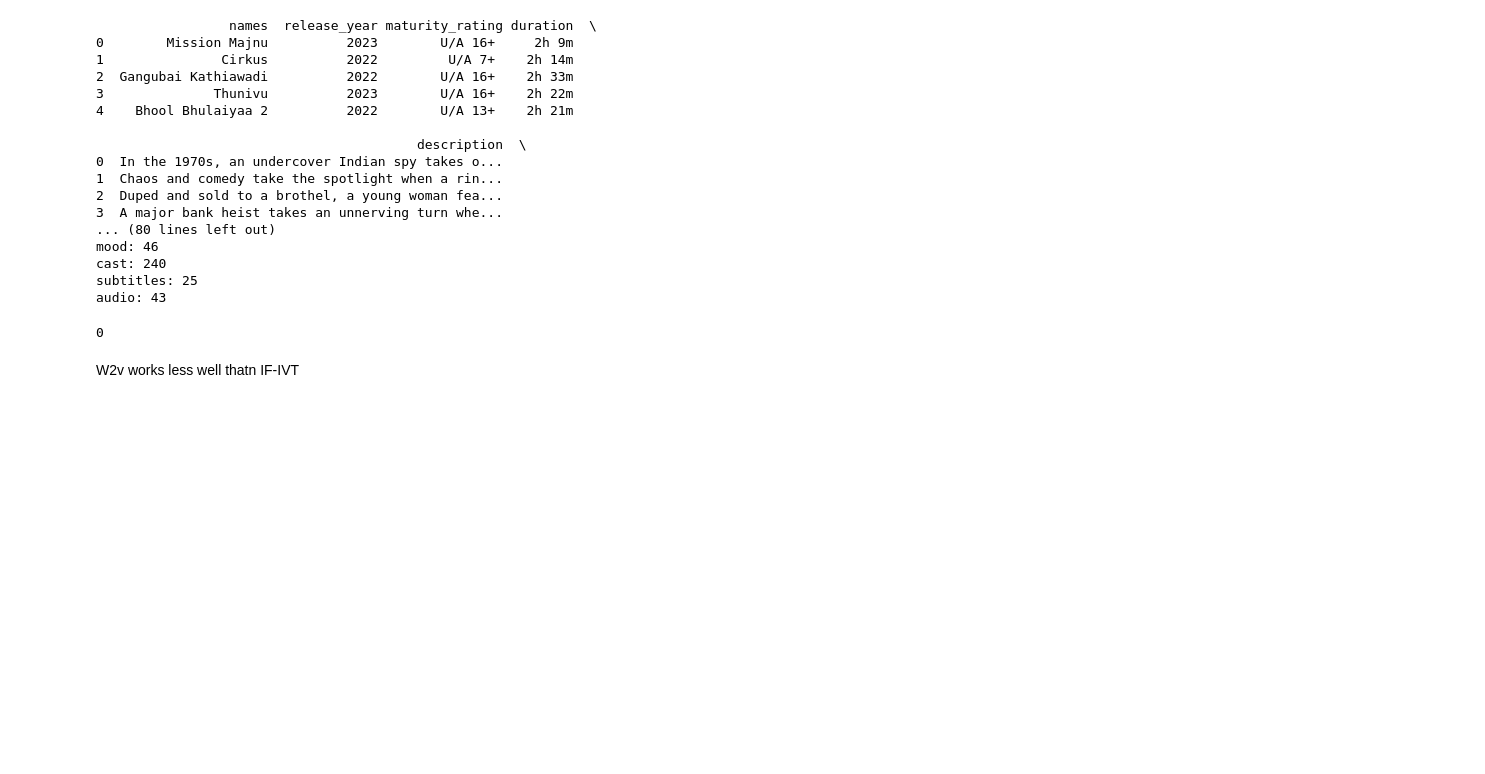
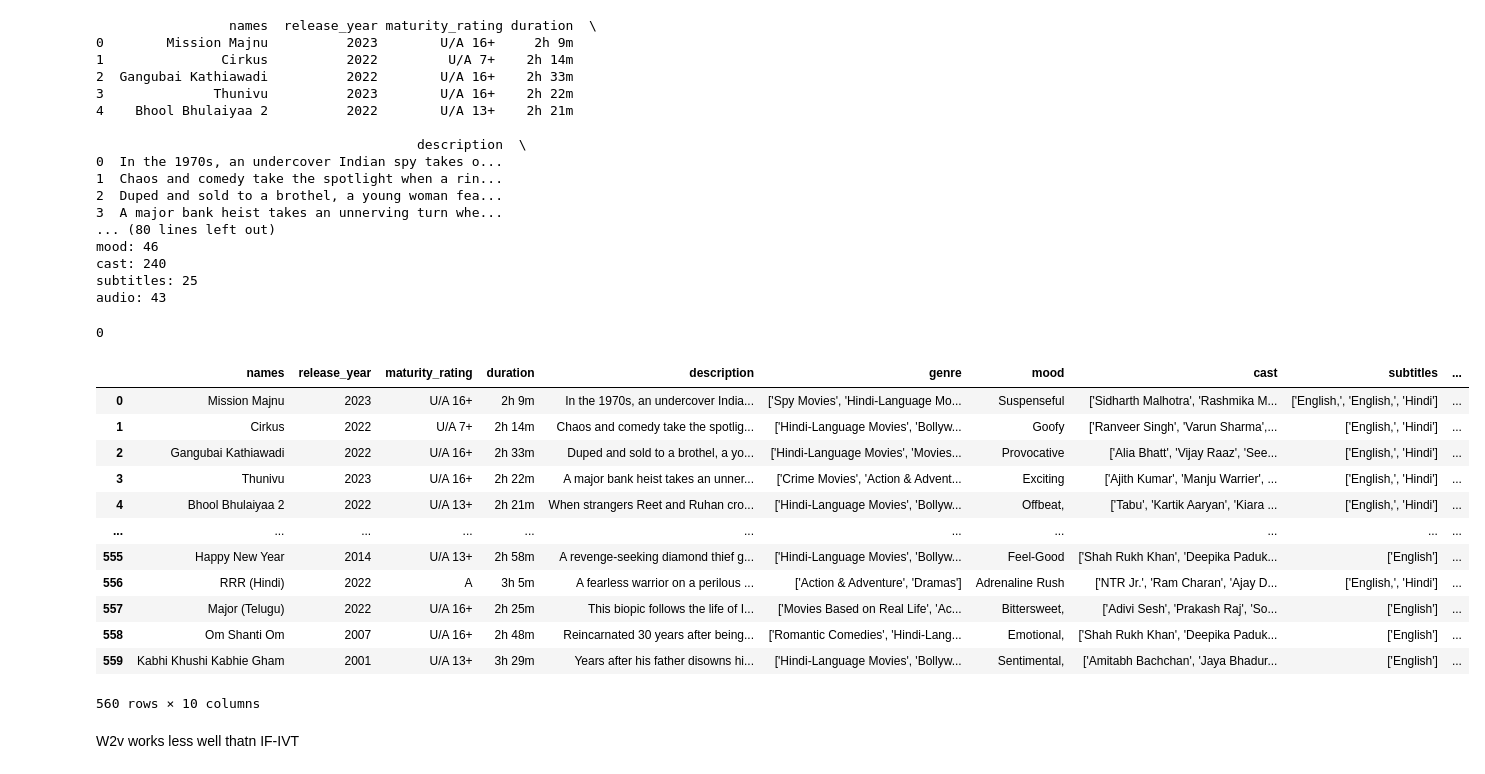
Before and after one commit to tulane-cmps6730/project-movies, a Jupyter notebook: notebooks/experiments3.ipynb, the cells around one changed output. Drawn from its saved outputs; the diff is of its cells as text; code cells hidden in the pictures; blank space fills up the shorter version.

```diff
--- a/notebooks/experiments3.ipynb
+++ b/notebooks/experiments3.ipynb
@@ -73,6 +73,22 @@ audio: 43
 df.duration.isna().sum()
 # %% [output]
 0
+# %%
+df
+# %% [output]
+|  | names | release_year | maturity_rating | duration | description | genre | mood | cast | subtitles | ... |
+| 0 | Mission Majnu | 2023 | U/A 16+ | 2h 9m | In the 1970s, an undercover India... | ['Spy Movies', 'Hindi-Language Mo... | Suspenseful | ['Sidharth Malhotra', 'Rashmika M... | ['English,', 'English,', 'Hindi'] | ... |
+| 1 | Cirkus | 2022 | U/A 7+ | 2h 14m | Chaos and comedy take the spotlig... | ['Hindi-Language Movies', 'Bollyw... | Goofy | ['Ranveer Singh', 'Varun Sharma',... | ['English,', 'Hindi'] | ... |
+| 2 | Gangubai Kathiawadi | 2022 | U/A 16+ | 2h 33m | Duped and sold to a brothel, a yo... | ['Hindi-Language Movies', 'Movies... | Provocative | ['Alia Bhatt', 'Vijay Raaz', 'See... | ['English,', 'Hindi'] | ... |
+| 3 | Thunivu | 2023 | U/A 16+ | 2h 22m | A major bank heist takes an unner... | ['Crime Movies', 'Action & Advent... | Exciting | ['Ajith Kumar', 'Manju Warrier', ... | ['English,', 'Hindi'] | ... |
+| 4 | Bhool Bhulaiyaa 2 | 2022 | U/A 13+ | 2h 21m | When strangers Reet and Ruhan cro... | ['Hindi-Language Movies', 'Bollyw... | Offbeat, | ['Tabu', 'Kartik Aaryan', 'Kiara ... | ['English,', 'Hindi'] | ... |
+| ... | ... | ... | ... | ... | ... | ... | ... | ... | ... | ... |
+| 555 | Happy New Year | 2014 | U/A 13+ | 2h 58m | A revenge-seeking diamond thief g... | ['Hindi-Language Movies', 'Bollyw... | Feel-Good | ['Shah Rukh Khan', 'Deepika Paduk... | ['English'] | ... |
+| 556 | RRR (Hindi) | 2022 | A | 3h 5m | A fearless warrior on a perilous ... | ['Action & Adventure', 'Dramas'] | Adrenaline Rush | ['NTR Jr.', 'Ram Charan', 'Ajay D... | ['English,', 'Hindi'] | ... |
+| 557 | Major (Telugu) | 2022 | U/A 16+ | 2h 25m | This biopic follows the life of I... | ['Movies Based on Real Life', 'Ac... | Bittersweet, | ['Adivi Sesh', 'Prakash Raj', 'So... | ['English'] | ... |
+| 558 | Om Shanti Om | 2007 | U/A 16+ | 2h 48m | Reincarnated 30 years after being... | ['Romantic Comedies', 'Hindi-Lang... | Emotional, | ['Shah Rukh Khan', 'Deepika Paduk... | ['English'] | ... |
+| 559 | Kabhi Khushi Kabhie Gham | 2001 | U/A 13+ | 3h 29m | Years after his father disowns hi... | ['Hindi-Language Movies', 'Bollyw... | Sentimental, | ['Amitabh Bachchan', 'Jaya Bhadur... | ['English'] | ... |
+560 rows × 10 columns
 # %%
 # Extract hours and minutes from the duration column
 df['hours'] = df['duration'].str.extract('(\d+)h').fillna(0)
```
Also changed, not shown: parts of 9 cells of this notebook, 6 other files.
